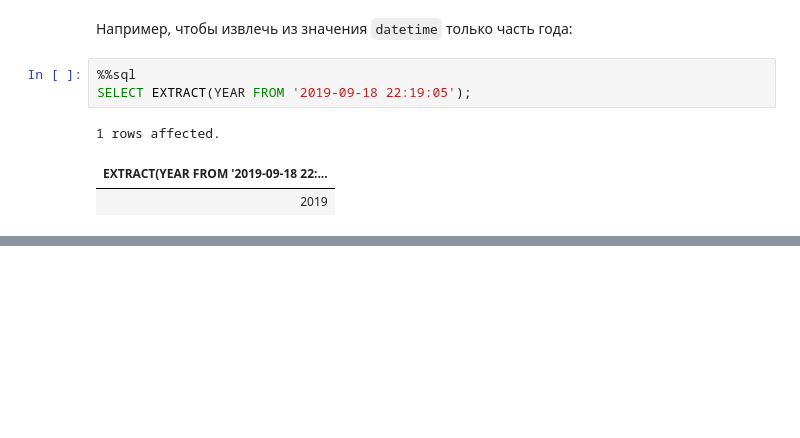
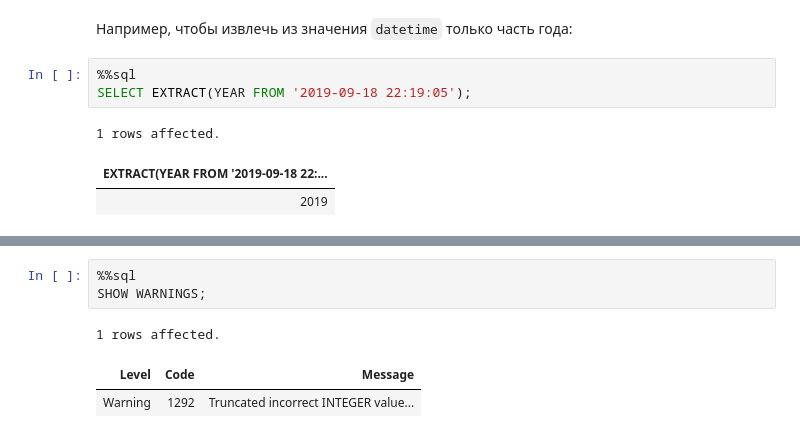
Before and after one commit to magus1968/learning-sql, a Jupyter notebook: docs/chapters/ch07.ipynb, the cells around one changed output, grey strips where cells are left out. Drawn from its saved outputs; the diff is of its cells as text; blank space fills up the shorter version.

```diff
--- a/docs/chapters/ch07.ipynb
+++ b/docs/chapters/ch07.ipynb
@@ -1360,0 +1497,7 @@ SELECT EXTRACT(YEAR FROM '2019-09-18 22:19:05');
+# %%
+%%sql
+SHOW WARNINGS;
+# %% [output]
+1 rows affected.
+| Level | Code | Message |
+| Warning | 1292 | Truncated incorrect INTEGER value... |
```
Also changed, not shown: parts of 45 cells of this notebook.
